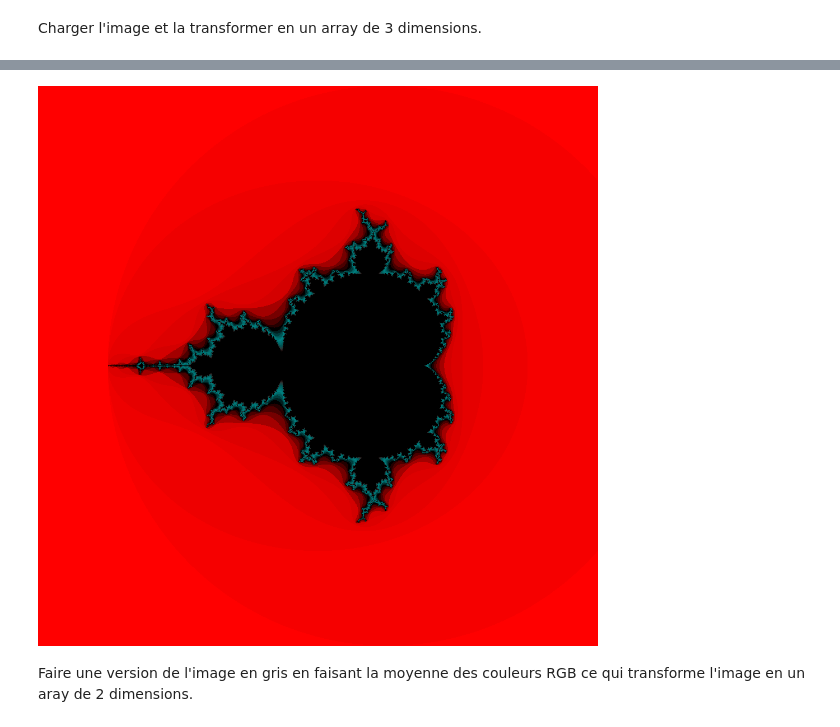
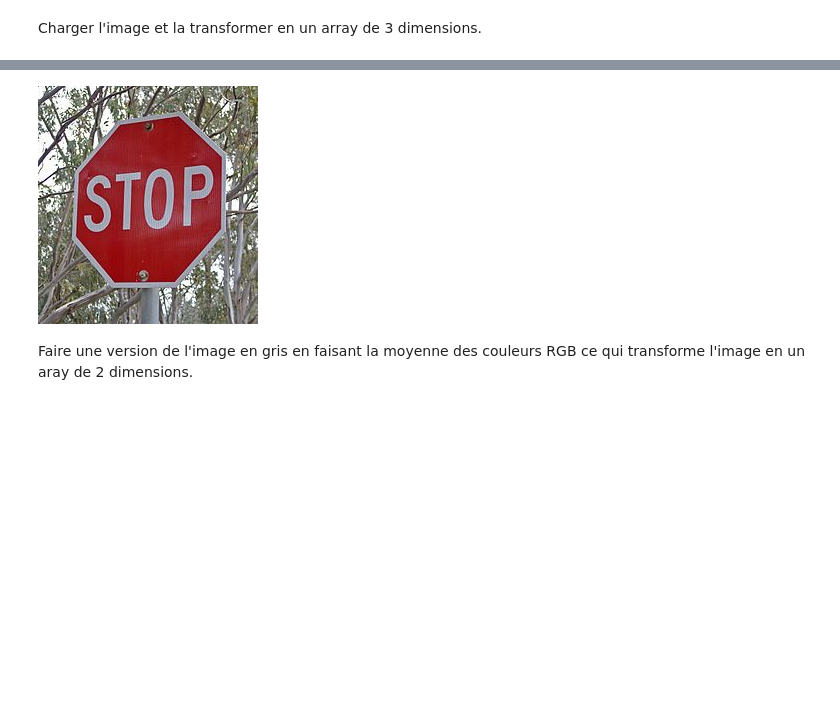
Before and after one commit to Bubblesphere/julia-presentation-example, a Jupyter notebook: Parallel_SobelFilter.ipynb, the cells around one changed output, grey strips where cells are left out. Drawn from its saved outputs; the diff is of its cells as text; code cells hidden in the pictures; blank space fills up the shorter version.

```diff
--- a/Parallel_SobelFilter.ipynb
+++ b/Parallel_SobelFilter.ipynb
@@ -14,7 +14,7 @@ end
 Charger l'image et la transformer en un array de 3 dimensions.
 # %%
 @everywhere begin
-    img = load("image.png");
+    img = load("image.jpg");
     color_image = convert(Array{Float64},channelview(img));
 end
 img
@@ -27,4 +22,4 @@ WARNING: replacing module ImageMagick.
-[figure, old version]
+[figure, new version]
 # %% [markdown]
 Faire une version de l'image en gris en faisant la moyenne des couleurs RGB ce qui transforme l'image en un aray de 2 dimensions.
 # %%
```
Also changed, not shown: parts of 4 cells of this notebook, 4 other files.
